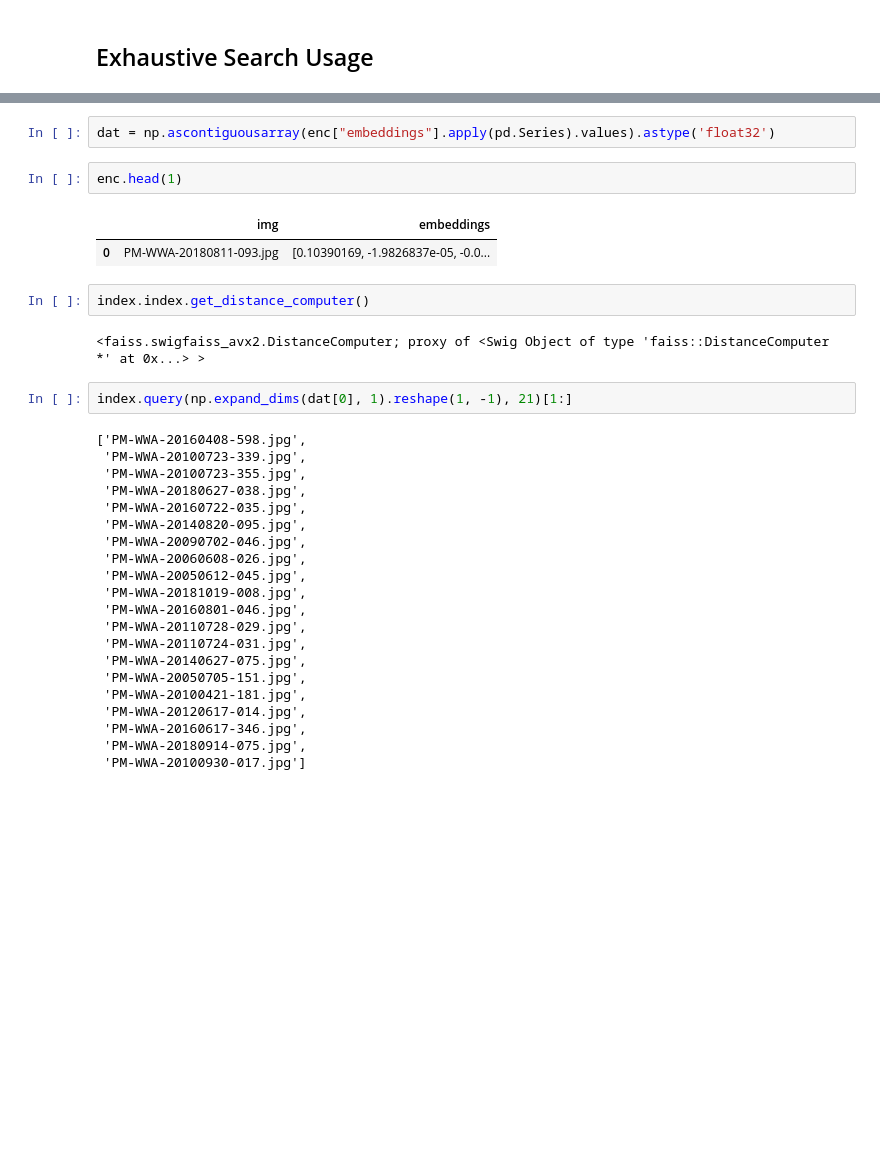
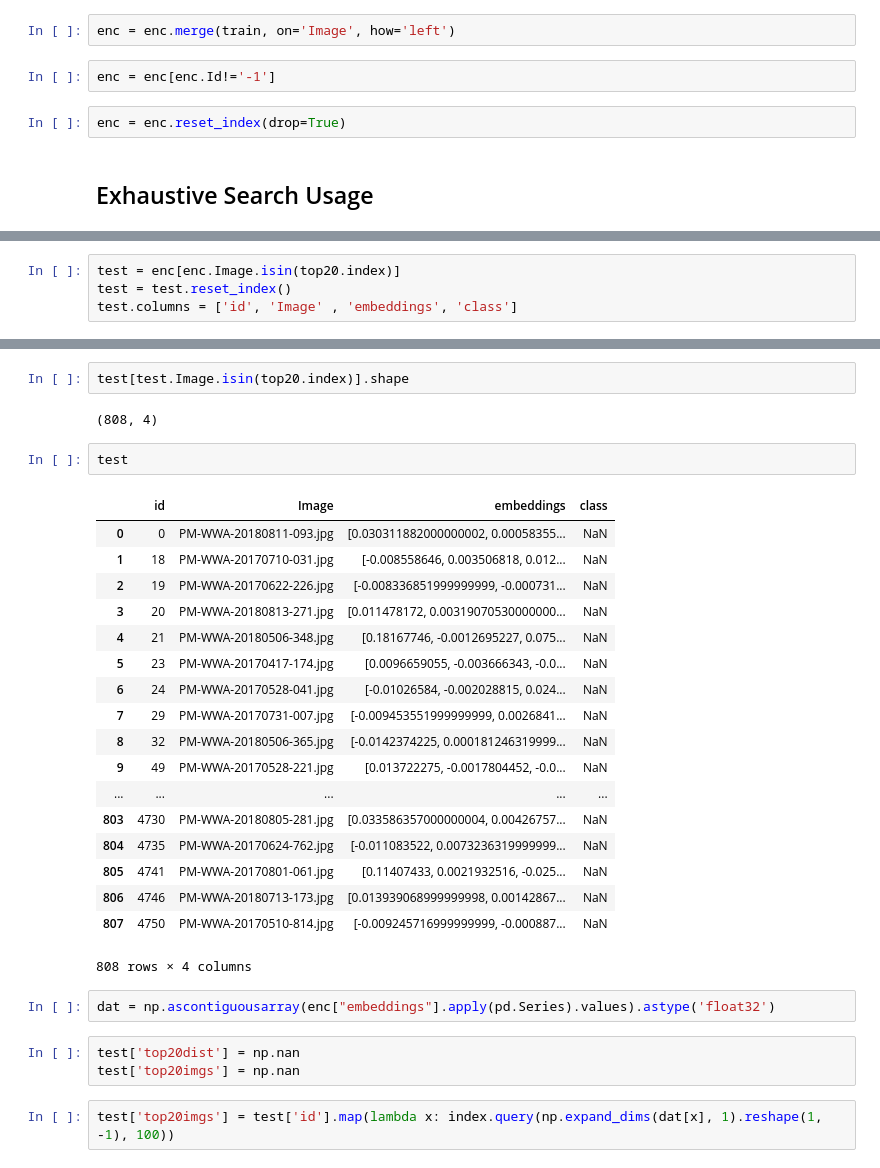
Before and after one commit to philippschw/whale_pytorch, a Jupyter notebook: nearest_neighbors/Faiss Matching exhaustive search.ipynb, the cells around one changed output, grey strips where cells are left out. Saved outputs shown, nothing was run; the diff lists cells and outputs as text; blank space fills up the shorter version.

```diff
--- a/nearest_neighbors/Faiss Matching exhaustive search.ipynb
+++ b/nearest_neighbors/Faiss Matching exhaustive search.ipynb
@@ -42,3 +54,9 @@ enc.head(1)
+# %%
+enc = enc.merge(train, on='Image', how='left')
+# %%
+enc = enc[enc.Id!='-1']
+# %%
+enc = enc.reset_index(drop=True)
 # %% [markdown]
 ## Exhaustive Search Usage
 # %%
@@ -82,0 +107,4 @@ array([[ 1.0390169e-01, -1.9826837e-05, -3.1419944e-02, ...,
+# %%
+test = enc[enc.Image.isin(top20.index)]
+test = test.reset_index()
+test.columns = ['id', 'Image' , 'embeddings', 'class']
@@ -83,34 +136,32 @@ array([[ 1.0390169e-01, -1.9826837e-05, -3.1419944e-02, ...,
+# %%
+test[test.Image.isin(top20.index)].shape
+# %% [output]
+(808, 4)
+# %%
+test
+# %% [output]
+|  | id | Image | embeddings | class |
+| 0 | 0 | PM-WWA-20180811-093.jpg | [0.030311882000000002, 0.00058355... | NaN |
+| 1 | 18 | PM-WWA-20170710-031.jpg | [-0.008558646, 0.003506818, 0.012... | NaN |
+| 2 | 19 | PM-WWA-20170622-226.jpg | [-0.008336851999999999, -0.000731... | NaN |
+| 3 | 20 | PM-WWA-20180813-271.jpg | [0.011478172, 0.00319070530000000... | NaN |
+| 4 | 21 | PM-WWA-20180506-348.jpg | [0.18167746, -0.0012695227, 0.075... | NaN |
+| 5 | 23 | PM-WWA-20170417-174.jpg | [0.0096659055, -0.003666343, -0.0... | NaN |
+| 6 | 24 | PM-WWA-20170528-041.jpg | [-0.01026584, -0.002028815, 0.024... | NaN |
+| 7 | 29 | PM-WWA-20170731-007.jpg | [-0.009453551999999999, 0.0026841... | NaN |
+| 8 | 32 | PM-WWA-20180506-365.jpg | [-0.0142374225, 0.000181246319999... | NaN |
+| 9 | 49 | PM-WWA-20170528-221.jpg | [0.013722275, -0.0017804452, -0.0... | NaN |
+| ... | ... | ... | ... | ... |
+| 803 | 4730 | PM-WWA-20180805-281.jpg | [0.033586357000000004, 0.00426757... | NaN |
+| 804 | 4735 | PM-WWA-20170624-762.jpg | [-0.011083522, 0.0073236319999999... | NaN |
+| 805 | 4741 | PM-WWA-20170801-061.jpg | [0.11407433, 0.0021932516, -0.025... | NaN |
+| 806 | 4746 | PM-WWA-20180713-173.jpg | [0.013939068999999998, 0.00142867... | NaN |
+| 807 | 4750 | PM-WWA-20170510-814.jpg | [-0.009245716999999999, -0.000887... | NaN |
+808 rows × 4 columns
 # %%
 dat = np.ascontiguousarray(enc["embeddings"].apply(pd.Series).values).astype('float32')
-# %%
-enc.head(1)
-# %% [output]
-|  | img | embeddings |
-| 0 | PM-WWA-20180811-093.jpg | [0.10390169, -1.9826837e-05, -0.0... |
-# %%
-index.index.get_distance_computer()
-# %% [output]
-<faiss.swigfaiss_avx2.DistanceComputer; proxy of <Swig Object of type 'faiss::DistanceComputer *' at 0x...> >
+# %%
+test['top20dist'] = np.nan
+test['top20imgs'] = np.nan
 # %%
-index.query(np.expand_dims(dat[0], 1).reshape(1, -1), 21)[1:]
+test['top20imgs'] = test['id'].map(lambda x: index.query(np.expand_dims(dat[x], 1).reshape(1, -1), 100))
-# %% [output]
-['PM-WWA-20160408-598.jpg',
- 'PM-WWA-20100723-339.jpg',
- 'PM-WWA-20100723-355.jpg',
- 'PM-WWA-20180627-038.jpg',
- 'PM-WWA-20160722-035.jpg',
- 'PM-WWA-20140820-095.jpg',
- 'PM-WWA-20090702-046.jpg',
- 'PM-WWA-20060608-026.jpg',
- 'PM-WWA-20050612-045.jpg',
- 'PM-WWA-20181019-008.jpg',
- 'PM-WWA-20160801-046.jpg',
- 'PM-WWA-20110728-029.jpg',
- 'PM-WWA-20110724-031.jpg',
- 'PM-WWA-20140627-075.jpg',
- 'PM-WWA-20050705-151.jpg',
- 'PM-WWA-20100421-181.jpg',
- 'PM-WWA-20120617-014.jpg',
- 'PM-WWA-20160617-346.jpg',
- 'PM-WWA-20180914-075.jpg',
- 'PM-WWA-20100930-017.jpg']
```
Also changed, not shown: parts of 43 cells of this notebook, 6 other files.
